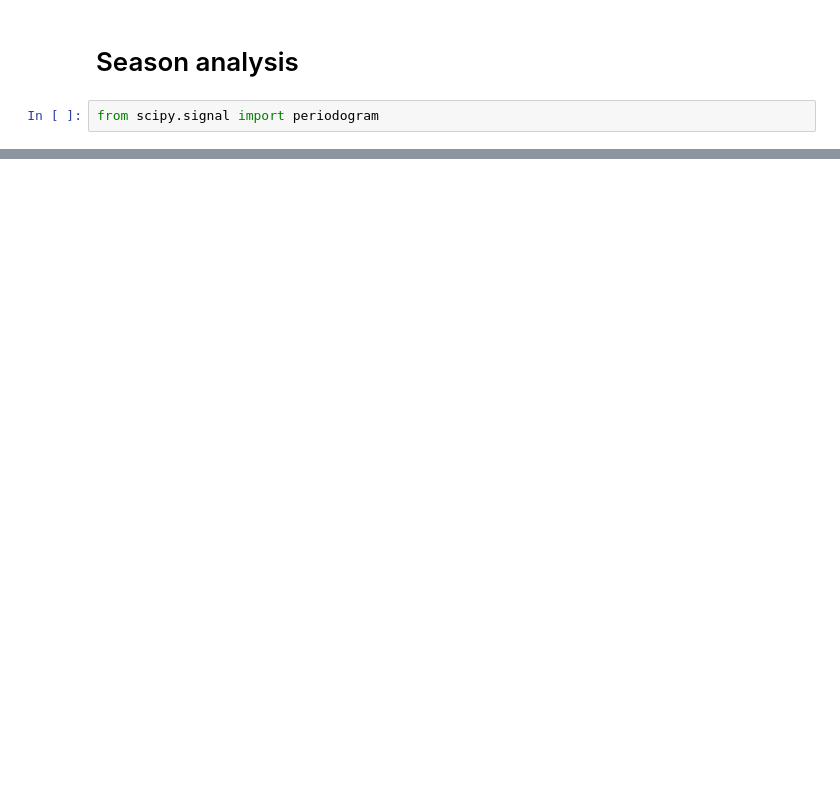
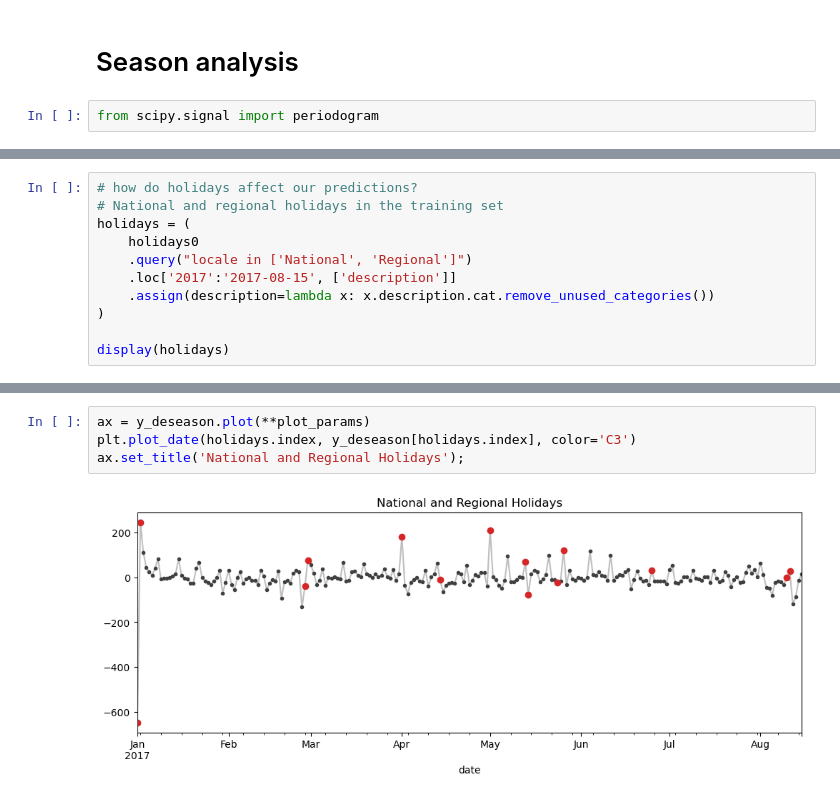
Before and after one commit to jmlacasa/kaggle-store-sales-forecast, a Jupyter notebook: time-series-analysis.ipynb, the cells around one changed output, grey strips where cells are left out. Drawn from its saved outputs; the diff is of its cells as text; blank space fills up the shorter version.

```diff
--- a/time-series-analysis.ipynb
+++ b/time-series-analysis.ipynb
@@ -199,0 +293,11 @@ periodogram(X)
+# %%
+# how do holidays affect our predictions?
+# National and regional holidays in the training set
+holidays = (
+    holidays0
+    .query("locale in ['National', 'Regional']")
+    .loc['2017':'2017-08-15', ['description']]
+    .assign(description=lambda x: x.description.cat.remove_unused_categories())
+)
+
+display(holidays)
@@ -199,0 +321,6 @@ periodogram(X)
+# %%
+ax = y_deseason.plot(**plot_params)
+plt.plot_date(holidays.index, y_deseason[holidays.index], color='C3')
+ax.set_title('National and Regional Holidays');
+# %% [output]
+[figure, added]
```
Also changed, not shown: parts of 40 cells of this notebook, 1 other file.
